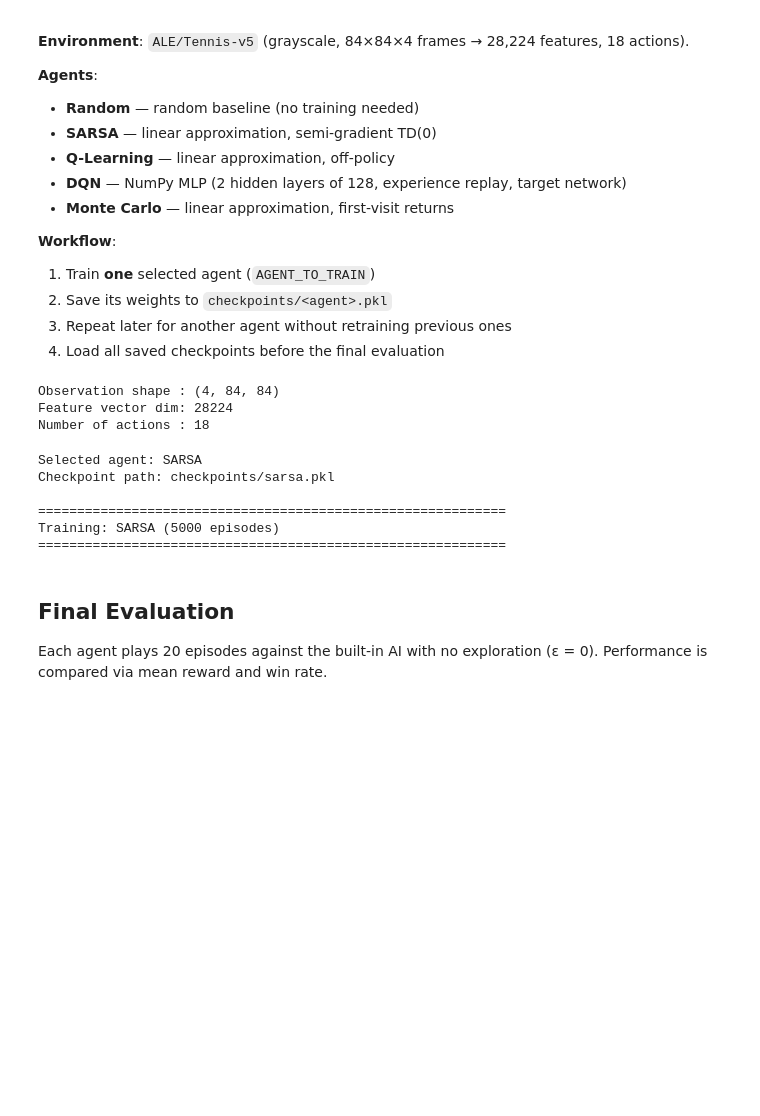
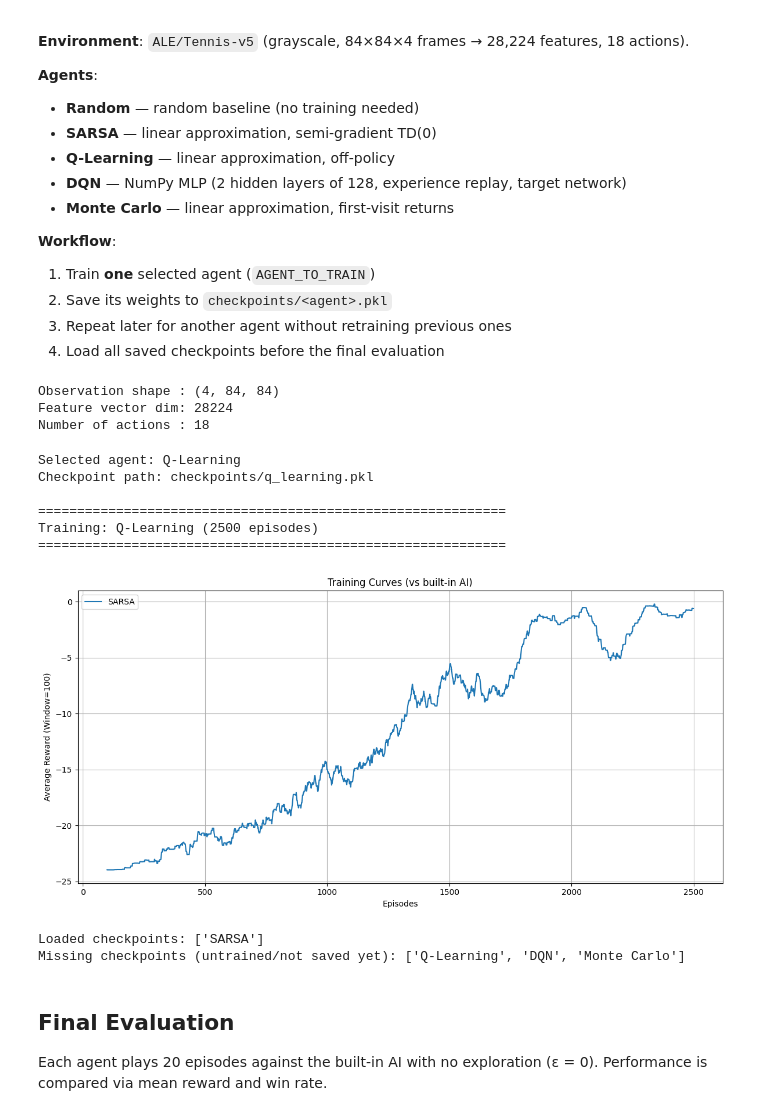
Before and after one commit to ArthurDanjou/ArtStudies, a Jupyter notebook: M2/Reinforcement Learning/project/Project.ipynb, the cells around one changed output. Drawn from its saved outputs; the diff is of its cells as text; code cells hidden in the pictures; blank space fills up the shorter version.

```diff
--- a/M2/Reinforcement Learning/project/Project.ipynb
+++ b/M2/Reinforcement Learning/project/Project.ipynb
@@ -950,6 +952,7 @@ def evaluate_agent(
 
 def plot_training_curves(
     training_histories: dict[str, list[float]],
+    path: str,
     window: int = 100,
 ) -> None:
     """Plot training reward curves for all agents on a single figure.
@@ -958,6 +961,7 @@ def plot_training_curves(
 
     Args:
         training_histories: Dict mapping agent names to reward lists.
+        path: File path to save the plot image.
         window: Moving average window size.
 
     """
@@ -976,6 +980,7 @@ def plot_training_curves(
     plt.legend()
     plt.grid(visible=True)
     plt.tight_layout()
+    plt.savefig(path)
     plt.show()
 
 
@@ -1091,8 +1096,8 @@ Observation shape : (4, 84, 84)
 Feature vector dim: 28224
 Number of actions : 18
 # %%
-AGENT_TO_TRAIN = "SARSA"  # TODO: change to: "Q-Learning", "DQN", "Monte Carlo", "Random"
-TRAINING_EPISODES = 5000
+AGENT_TO_TRAIN = "Q-Learning"  # TODO: change to: "Q-Learning", "DQN", "Monte Carlo", "Random"
+TRAINING_EPISODES = 2500
 FORCE_RETRAIN = False
 
 if AGENT_TO_TRAIN not in agents:
@@ -1134,16 +1139,19 @@ else:
 
     agent.save(str(ckpt_path))
     print("Checkpoint saved.")
-
-if training_histories.get(AGENT_TO_TRAIN):
-    plot_training_curves(training_histories, window=100)
 # %% [output]
-Selected agent: SARSA
-Checkpoint path: checkpoints/sarsa.pkl
+Selected agent: Q-Learning
+Checkpoint path: checkpoints/q_learning.pkl
 
 ============================================================
-Training: SARSA (5000 episodes)
+Training: Q-Learning (2500 episodes)
 ============================================================
+# %%
+plot_training_curves(
+    training_histories, f"plots/{AGENT_TO_TRAIN}_training_curves.png", window=100,
+)
+# %% [output]
+[figure, added]
 # %%
 # Load all available checkpoints before final evaluation
 CHECKPOINT_DIR = Path("checkpoints")
@@ -1166,6 +1174,9 @@ for name, agent in agents.items():
 print(f"Loaded checkpoints: {loaded_agents}")
 if missing_agents:
     print(f"Missing checkpoints (untrained/not saved yet): {missing_agents}")
+# %% [output]
+Loaded checkpoints: ['SARSA']
+Missing checkpoints (untrained/not saved yet): ['Q-Learning', 'DQN', 'Monte Carlo']
 # %% [markdown]
 ## Final Evaluation
 
```
Also changed, not shown: parts of 1 cell of this notebook, 2 other files.
